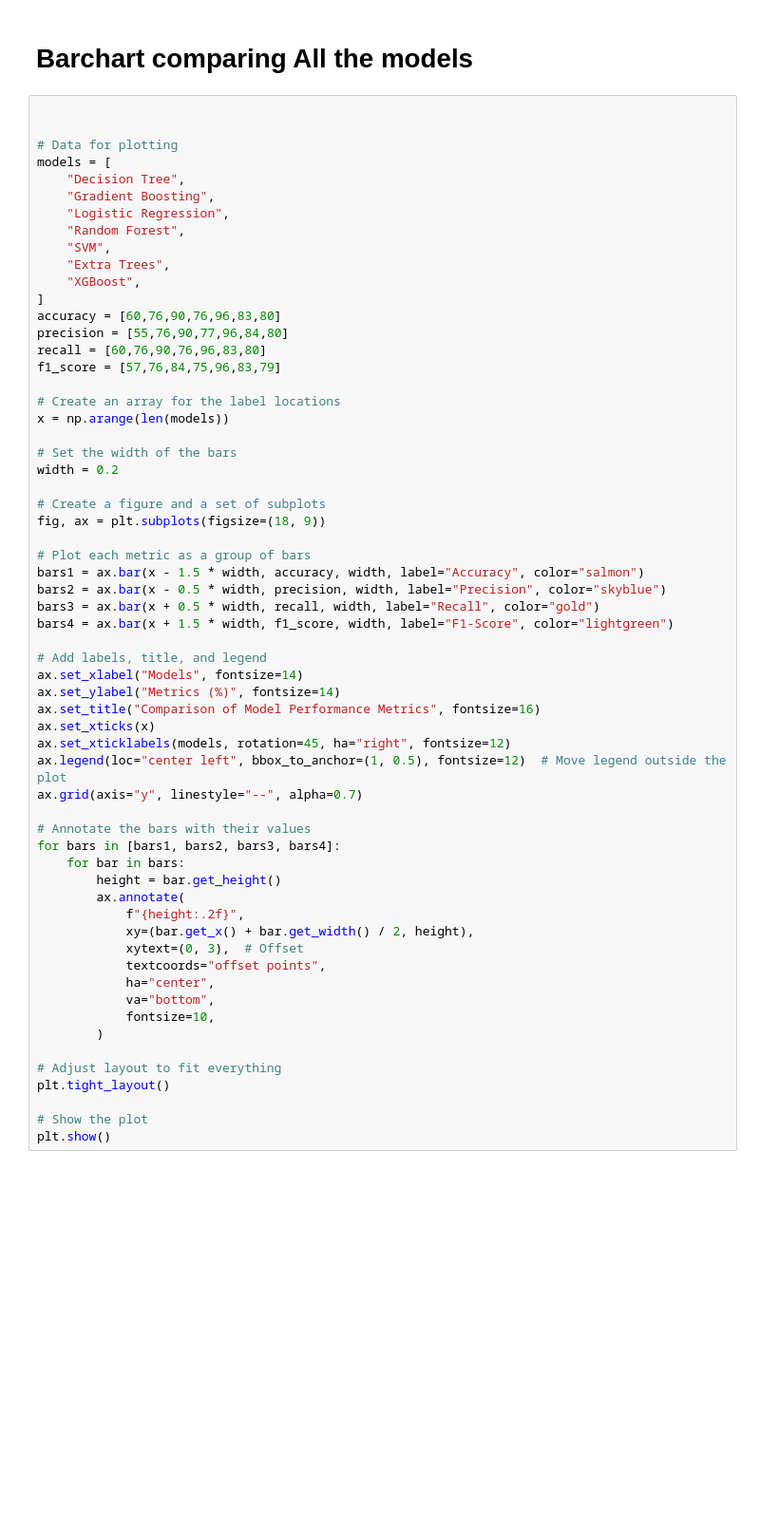
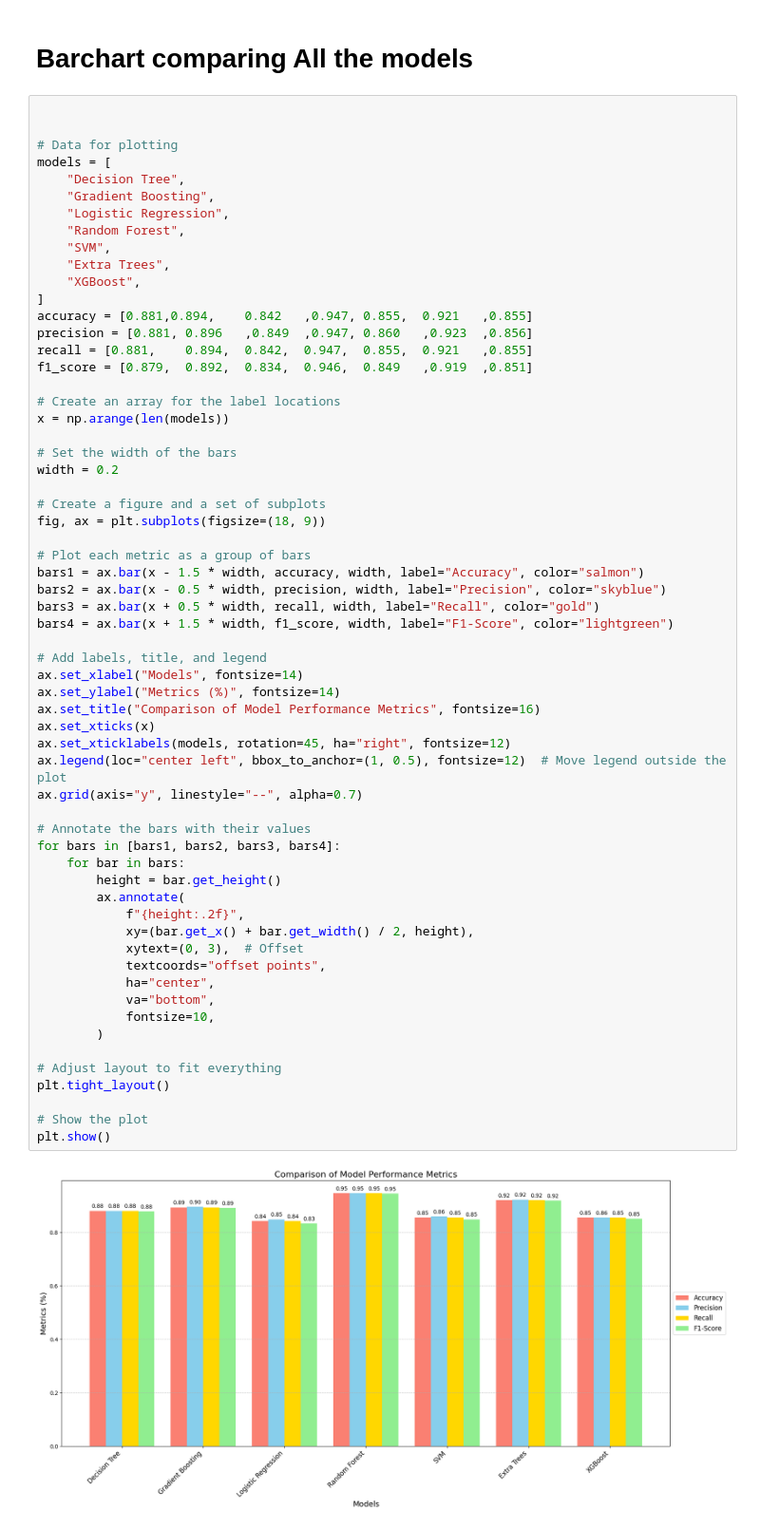
Before and after one commit to sdpunwatkar2/Shantanu-GlucoSense-Infy-Nov24, a Jupyter notebook: GlucoSense_AI_Powered_Diabetes_Detection_for_Early_Interventionn.ipynb, the cells around one changed output. Shown at 95% size. Cells and saved outputs as stored; diff of their text form; blank space fills up the shorter version.

```diff
--- a/GlucoSense_AI_Powered_Diabetes_Detection_for_Early_Interventionn.ipynb
+++ b/GlucoSense_AI_Powered_Diabetes_Detection_for_Early_Interventionn.ipynb
@@ -1134,10 +1499,10 @@ models = [
     "Extra Trees",
     "XGBoost",
 ]
-accuracy = [60,76,90,76,96,83,80]
-precision = [55,76,90,77,96,84,80]
-recall = [60,76,90,76,96,83,80]
-f1_score = [57,76,84,75,96,83,79]
+accuracy = [0.881,0.894,	0.842	,0.947,	0.855,	0.921	,0.855]
+precision = [0.881,	0.896	,0.849	,0.947,	0.860	,0.923	,0.856]
+recall = [0.881,	0.894,	0.842,	0.947,	0.855,	0.921	,0.855]
+f1_score = [0.879,	0.892,	0.834,	0.946,	0.849	,0.919	,0.851]
 
 # Create an array for the label locations
 x = np.arange(len(models))
@@ -1155,30 +1520,32 @@ bars3 = ax.bar(x + 0.5 * width, recall, width, label="Recall", color="gold")
 bars4 = ax.bar(x + 1.5 * width, f1_score, width, label="F1-Score", color="lightgreen")
 
 # Add labels, title, and legend
 ax.set_xlabel("Models", fontsize=14)
 ax.set_ylabel("Metrics (%)", fontsize=14)
 ax.set_title("Comparison of Model Performance Metrics", fontsize=16)
 ax.set_xticks(x)
 ax.set_xticklabels(models, rotation=45, ha="right", fontsize=12)
 ax.legend(loc="center left", bbox_to_anchor=(1, 0.5), fontsize=12)  # Move legend outside the plot
 ax.grid(axis="y", linestyle="--", alpha=0.7)
 
 # Annotate the bars with their values
 for bars in [bars1, bars2, bars3, bars4]:
     for bar in bars:
         height = bar.get_height()
         ax.annotate(
             f"{height:.2f}",
             xy=(bar.get_x() + bar.get_width() / 2, height),
             xytext=(0, 3),  # Offset
             textcoords="offset points",
             ha="center",
             va="bottom",
             fontsize=10,
         )
 
 # Adjust layout to fit everything
 plt.tight_layout()
 
 # Show the plot
 plt.show()
+# %% [output]
+[figure, added]
```
Also changed, not shown: parts of 38 cells of this notebook.
